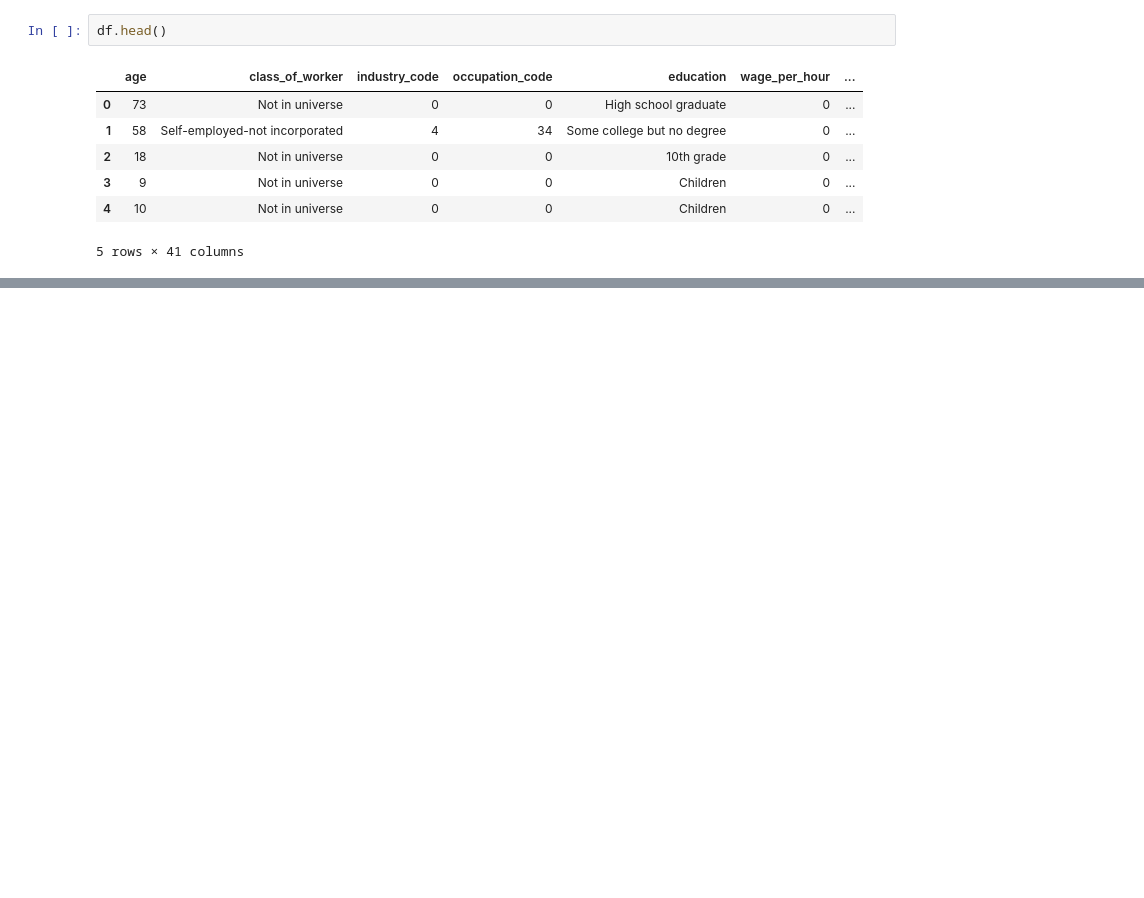
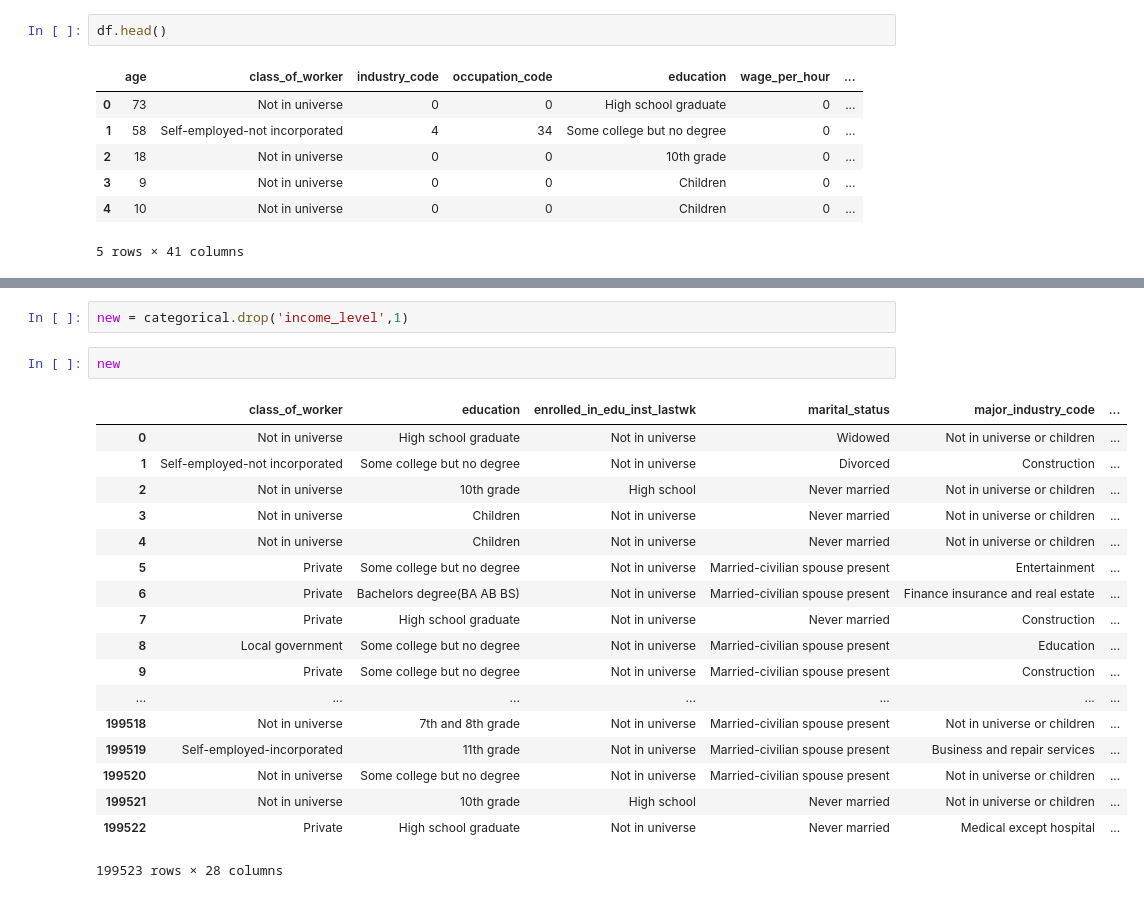
Before and after one commit to jcarpenter12/Imbalanced-Classification, a Jupyter notebook: Untitled1.ipynb, the cells around one changed output, grey strips where cells are left out. Saved outputs shown, nothing was run; the diff lists cells and outputs as text; blank space fills up the shorter version.

```diff
--- a/Untitled1.ipynb
+++ b/Untitled1.ipynb
@@ -123,0 +191,23 @@ categorical = df.select_dtypes(exclude=numerics)
+# %%
+new = categorical.drop('income_level',1)
+# %%
+new
+# %% [output]
+|  | class_of_worker | education | enrolled_in_edu_inst_lastwk | marital_status | major_industry_code | ... |
+| 0 | Not in universe | High school graduate | Not in universe | Widowed | Not in universe or children | ... |
+| 1 | Self-employed-not incorporated | Some college but no degree | Not in universe | Divorced | Construction | ... |
+| 2 | Not in universe | 10th grade | High school | Never married | Not in universe or children | ... |
+| 3 | Not in universe | Children | Not in universe | Never married | Not in universe or children | ... |
+| 4 | Not in universe | Children | Not in universe | Never married | Not in universe or children | ... |
+| 5 | Private | Some college but no degree | Not in universe | Married-civilian spouse present | Entertainment | ... |
+| 6 | Private | Bachelors degree(BA AB BS) | Not in universe | Married-civilian spouse present | Finance insurance and real estate | ... |
+| 7 | Private | High school graduate | Not in universe | Never married | Construction | ... |
+| 8 | Local government | Some college but no degree | Not in universe | Married-civilian spouse present | Education | ... |
+| 9 | Private | Some college but no degree | Not in universe | Married-civilian spouse present | Construction | ... |
+| ... | ... | ... | ... | ... | ... | ... |
+| 199518 | Not in universe | 7th and 8th grade | Not in universe | Married-civilian spouse present | Not in universe or children | ... |
+| 199519 | Self-employed-incorporated | 11th grade | Not in universe | Married-civilian spouse present | Business and repair services | ... |
+| 199520 | Not in universe | Some college but no degree | Not in universe | Married-civilian spouse present | Not in universe or children | ... |
+| 199521 | Not in universe | 10th grade | High school | Never married | Not in universe or children | ... |
+| 199522 | Private | High school graduate | Not in universe | Never married | Medical except hospital | ... |
+199523 rows × 28 columns
```
Also changed, not shown: parts of 27 cells of this notebook, 2 other files.
